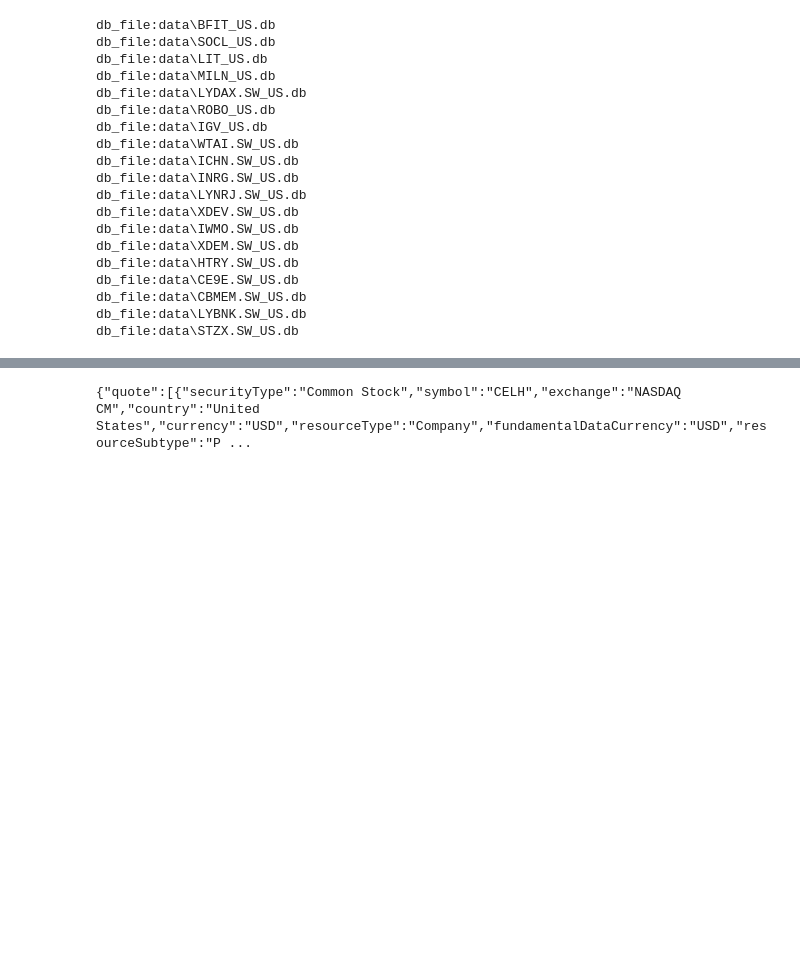
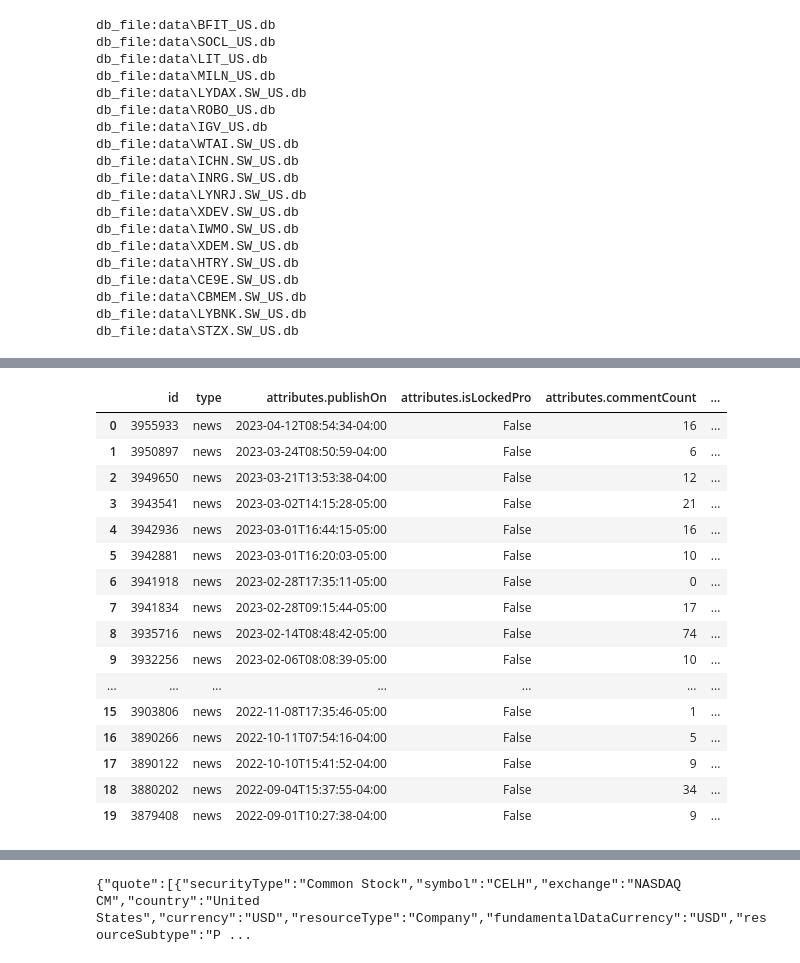
Before and after one commit to baerwind/L1trendchanges, a Jupyter notebook: newslist_topHoldings.ipynb, the cells around one changed output, grey strips where cells are left out. Saved outputs shown, nothing was run; the diff lists cells and outputs as text; code cells hidden in the pictures; blank space fills up the shorter version.

```diff
--- a/newslist_topHoldings.ipynb
+++ b/newslist_topHoldings.ipynb
@@ -78,0 +79,15 @@ Versuch mit Celsius Holdings, Inc. (CELH)
+# %%
+import requests
+
+url = "https://seeking-alpha.p.rapidapi.com/news/v2/list-by-symbol"
+
+querystring = {"id":"celh","size":"20","number":"1"}
+
+headers = {
+	"X-RapidAPI-Key": os.environ.get('X_RapidAPI_Key'),
+	"X-RapidAPI-Host": "seeking-alpha.p.rapidapi.com"
+}
+
+response = requests.request("GET", url, headers=headers, params=querystring)
+
+print(response.text)
@@ -83,0 +101,4 @@ display(Markdown(response.text))
+# %%
+#df = pd.DataFrame(response.json())
+text = response.text
+textd = json.loads(text)
@@ -83,0 +184,21 @@ display(Markdown(response.text))
+# %%
+textd['data'][0]['links']
+pd.json_normalize(textd['data'])
+# %% [output]
+|  | id | type | attributes.publishOn | attributes.isLockedPro | attributes.commentCount | ... |
+| 0 | 3955933 | news | 2023-04-12T08:54:34-04:00 | False | 16 | ... |
+| 1 | 3950897 | news | 2023-03-24T08:50:59-04:00 | False | 6 | ... |
+| 2 | 3949650 | news | 2023-03-21T13:53:38-04:00 | False | 12 | ... |
+| 3 | 3943541 | news | 2023-03-02T14:15:28-05:00 | False | 21 | ... |
+| 4 | 3942936 | news | 2023-03-01T16:44:15-05:00 | False | 16 | ... |
+| 5 | 3942881 | news | 2023-03-01T16:20:03-05:00 | False | 10 | ... |
+| 6 | 3941918 | news | 2023-02-28T17:35:11-05:00 | False | 0 | ... |
+| 7 | 3941834 | news | 2023-02-28T09:15:44-05:00 | False | 17 | ... |
+| 8 | 3935716 | news | 2023-02-14T08:48:42-05:00 | False | 74 | ... |
+| 9 | 3932256 | news | 2023-02-06T08:08:39-05:00 | False | 10 | ... |
+| ... | ... | ... | ... | ... | ... | ... |
+| 15 | 3903806 | news | 2022-11-08T17:35:46-05:00 | False | 1 | ... |
+| 16 | 3890266 | news | 2022-10-11T07:54:16-04:00 | False | 5 | ... |
+| 17 | 3890122 | news | 2022-10-10T15:41:52-04:00 | False | 9 | ... |
+| 18 | 3880202 | news | 2022-09-04T15:37:55-04:00 | False | 34 | ... |
+| 19 | 3879408 | news | 2022-09-01T10:27:38-04:00 | False | 9 | ... |
```
Also changed, not shown: parts of 9 cells of this notebook, 2 other files.
